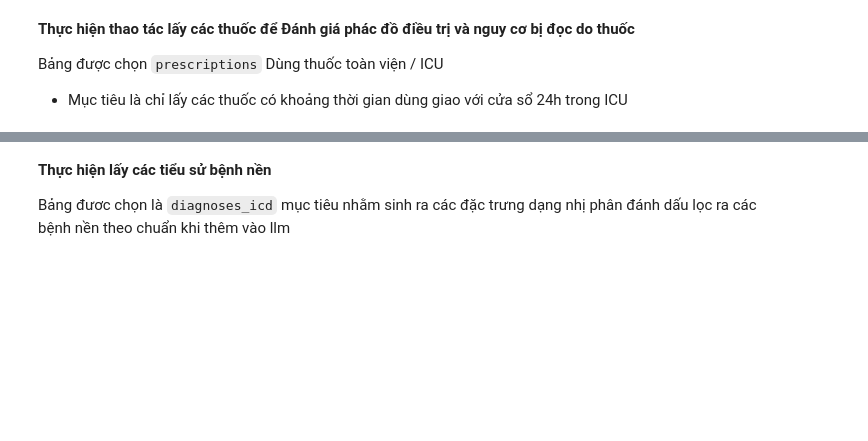
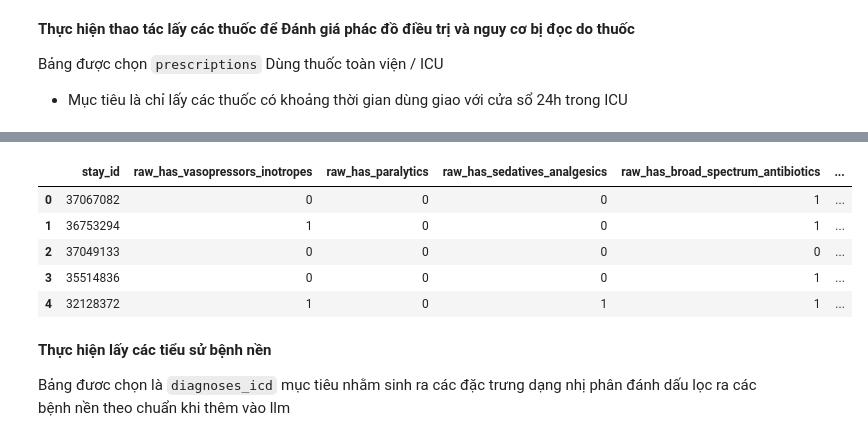
Before and after one commit to TienNguyen0712/hybrid-llm-tabular-pipeline-for-icu-mortality-prediction, a Jupyter notebook: mimic_iv_rag_pipeline_demo.ipynb, the cells around one changed output, grey strips where cells are left out. Cells and saved outputs as stored; diff of their text form; code cells hidden in the pictures; blank space fills up the shorter version.

```diff
--- a/mimic_iv_rag_pipeline_demo.ipynb
+++ b/mimic_iv_rag_pipeline_demo.ipynb
@@ -252,7 +256,7 @@ def split_dataset_by_subject(
     Chia dataset thành 3 tập Train/Val/Test theo `subject_id` để chống Data Leakage.
     Tỷ lệ mặc định: 70% Train - 15% Val - 15% Test.
     """
-    assert np.isclose(train_ratio + val_ratio + test_ratio, 1.0), "Tổng các tỷ lệ phải bằng 1.0!"
+    assert np.isclose(train_ratio + val_ratio + test_ratio, 1.0), "Tổng các tỷ lệ phải bằng 1.0"
 
     # 1. Lấy danh sách ID bệnh nhân duy nhất
     unique_subjects = df[subject_col].unique()
@@ -717,3 +1016,14 @@ prescriptions   = load("hosp",  "prescriptions.csv.gz")
+# %%
+prescriptions_drug = extract_raw_prescription_features(prescriptions, train_df, med_keywords)
+# %%
+prescriptions_drug.head()
+# %% [output]
+|  | stay_id | raw_has_vasopressors_inotropes | raw_has_paralytics | raw_has_sedatives_analgesics | raw_has_broad_spectrum_antibiotics | ... |
+| 0 | 37067082 | 0 | 0 | 0 | 1 | ... |
+| 1 | 36753294 | 1 | 0 | 0 | 1 | ... |
+| 2 | 37049133 | 0 | 0 | 0 | 0 | ... |
+| 3 | 35514836 | 0 | 0 | 0 | 1 | ... |
+| 4 | 32128372 | 1 | 0 | 1 | 1 | ... |
 # %% [markdown]
 **Thực hiện lấy các tiểu sử bệnh nền**
 
```
Also changed, not shown: parts of 37 cells of this notebook.
